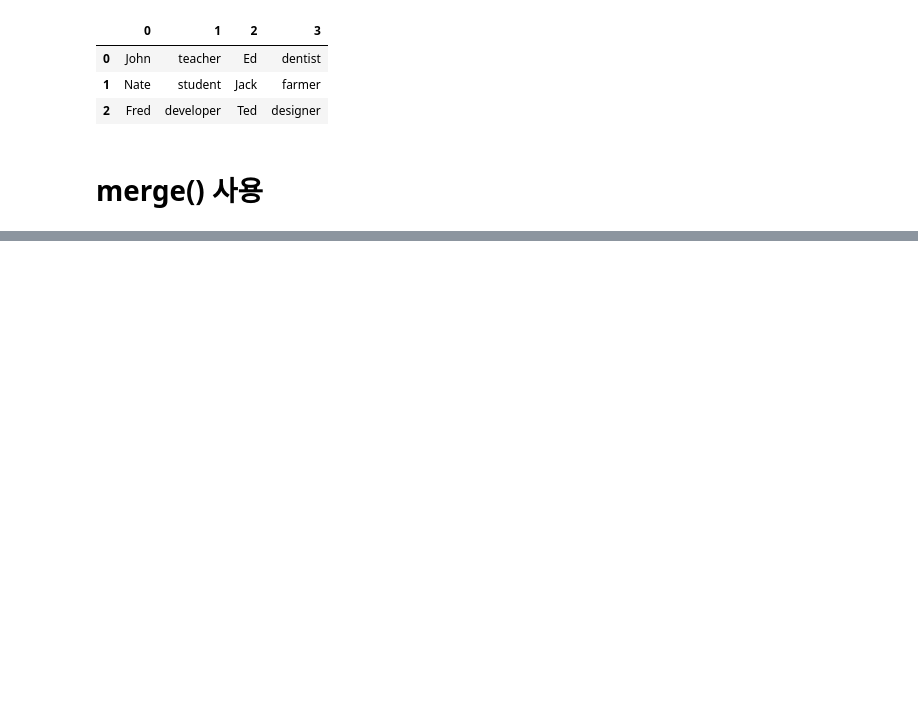
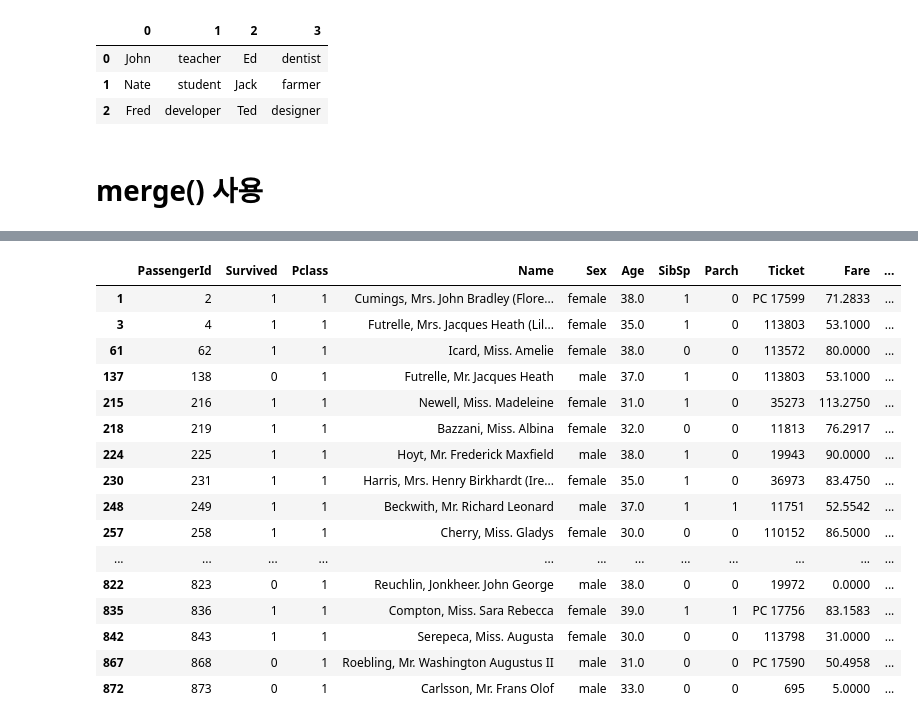
Before and after one commit to one-gidung/BigLeader_AI_Academy, a Jupyter notebook: 2021-06-30.ipynb, the cells around one changed output, grey strips where cells are left out. Saved outputs shown, nothing was run; the diff lists cells and outputs as text; code cells hidden in the pictures; blank space fills up the shorter version.

```diff
--- a/2021-06-30.ipynb
+++ b/2021-06-30.ipynb
@@ -705,0 +845,3 @@ result
+# %%
+df = pd.read_csv('data/titanic.csv', index_col = 'PassengerId')
+df
@@ -705,0 +863,23 @@ result
+# %%
+class_ = df['Pclass'] == 1
+age_ = (df['Age'] >= 30) & (df['Age'] < 40)
+
+df[class_ & age_]
+# %% [output]
+|  | PassengerId | Survived | Pclass | Name | Sex | Age | SibSp | Parch | Ticket | Fare | ... |
+| 1 | 2 | 1 | 1 | Cumings, Mrs. John Bradley (Flore... | female | 38.0 | 1 | 0 | PC 17599 | 71.2833 | ... |
+| 3 | 4 | 1 | 1 | Futrelle, Mrs. Jacques Heath (Lil... | female | 35.0 | 1 | 0 | 113803 | 53.1000 | ... |
+| 61 | 62 | 1 | 1 | Icard, Miss. Amelie | female | 38.0 | 0 | 0 | 113572 | 80.0000 | ... |
+| 137 | 138 | 0 | 1 | Futrelle, Mr. Jacques Heath | male | 37.0 | 1 | 0 | 113803 | 53.1000 | ... |
+| 215 | 216 | 1 | 1 | Newell, Miss. Madeleine | female | 31.0 | 1 | 0 | 35273 | 113.2750 | ... |
+| 218 | 219 | 1 | 1 | Bazzani, Miss. Albina | female | 32.0 | 0 | 0 | 11813 | 76.2917 | ... |
+| 224 | 225 | 1 | 1 | Hoyt, Mr. Frederick Maxfield | male | 38.0 | 1 | 0 | 19943 | 90.0000 | ... |
+| 230 | 231 | 1 | 1 | Harris, Mrs. Henry Birkhardt (Ire... | female | 35.0 | 1 | 0 | 36973 | 83.4750 | ... |
+| 248 | 249 | 1 | 1 | Beckwith, Mr. Richard Leonard | male | 37.0 | 1 | 1 | 11751 | 52.5542 | ... |
+| 257 | 258 | 1 | 1 | Cherry, Miss. Gladys | female | 30.0 | 0 | 0 | 110152 | 86.5000 | ... |
+| ... | ... | ... | ... | ... | ... | ... | ... | ... | ... | ... | ... |
+| 822 | 823 | 0 | 1 | Reuchlin, Jonkheer. John George | male | 38.0 | 0 | 0 | 19972 | 0.0000 | ... |
+| 835 | 836 | 1 | 1 | Compton, Miss. Sara Rebecca | female | 39.0 | 1 | 1 | PC 17756 | 83.1583 | ... |
+| 842 | 843 | 1 | 1 | Serepeca, Miss. Augusta | female | 30.0 | 0 | 0 | 113798 | 31.0000 | ... |
+| 867 | 868 | 0 | 1 | Roebling, Mr. Washington Augustus II | male | 31.0 | 0 | 0 | PC 17590 | 50.4958 | ... |
+| 872 | 873 | 0 | 1 | Carlsson, Mr. Frans Olof | male | 33.0 | 0 | 0 | 695 | 5.0000 | ... |
```
Also changed, not shown: parts of 15 cells of this notebook.
